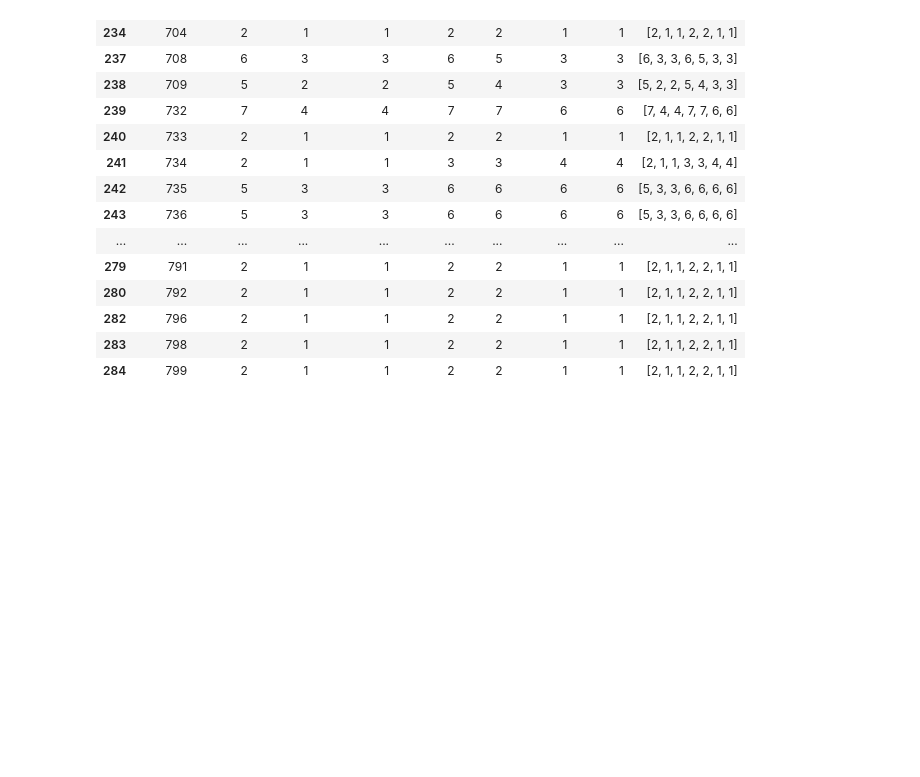
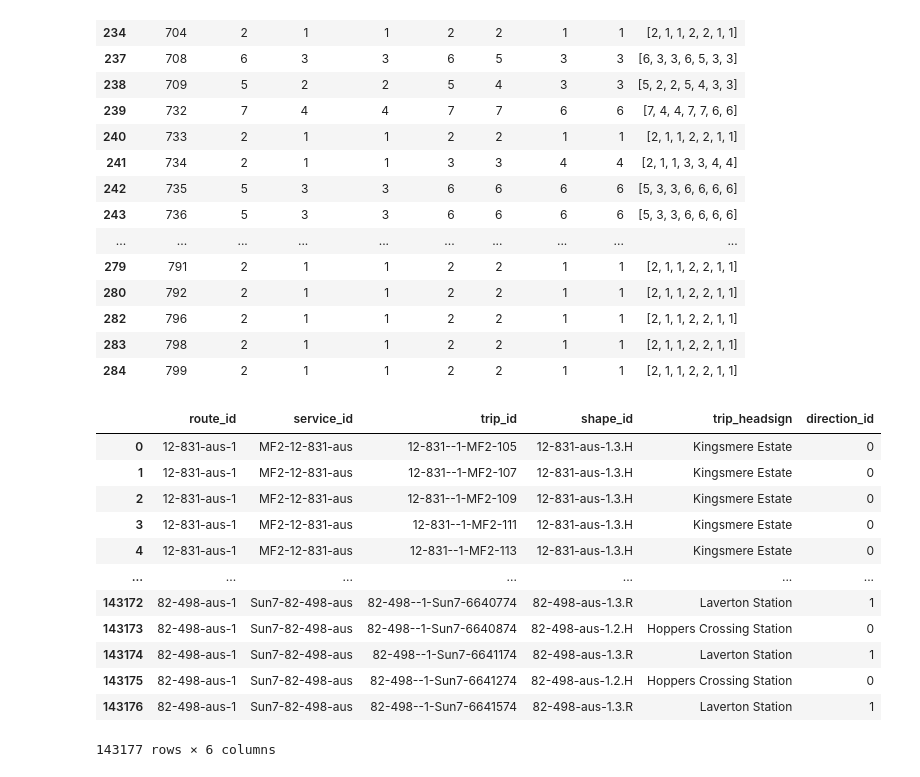
Before and after one commit to thanhan910/PTV, a Jupyter notebook: notebooks/check-pg-data.ipynb, the cells around one changed output. Drawn from its saved outputs; the diff is of its cells as text; code cells hidden in the pictures; blank space fills up the shorter version.

```diff
--- a/notebooks/check-pg-data.ipynb
+++ b/notebooks/check-pg-data.ipynb
@@ -135,3 +135,29 @@ service_full_df[service_full_df['route_id'].str.startswith('7')]
 | 282 | 796 | 2 | 1 | 1 | 2 | 2 | 1 | 1 | [2, 1, 1, 2, 2, 1, 1] |
 | 283 | 798 | 2 | 1 | 1 | 2 | 2 | 1 | 1 | [2, 1, 1, 2, 2, 1, 1] |
 | 284 | 799 | 2 | 1 | 1 | 2 | 2 | 1 | 1 | [2, 1, 1, 2, 2, 1, 1] |
+# %%
+TABLE_NAMES = ['agency', 'calendar', 'calendar_dates', 'routes', 'shapes', 'stop_times', 'stops', 'trips']
+MODE_IDS = ['1', '2', '3', '4', '5', '6', '7', '8', '10', '11']
+
+cursor.execute("SELECT * FROM gtfs_4.stop_times;")
+stop_times_df = pd.DataFrame(cursor.fetchall(), columns=[desc[0] for desc in cursor.description])
+cursor.execute("SELECT * FROM gtfs_4.stops;")
+stops_df = pd.DataFrame(cursor.fetchall(), columns=[desc[0] for desc in cursor.description])
+cursor.execute("SELECT * FROM gtfs_4.trips;")
+trips_df = pd.DataFrame(cursor.fetchall(), columns=[desc[0] for desc in cursor.description])
+# %%
+trips_df
+# %% [output]
+|  | route_id | service_id | trip_id | shape_id | trip_headsign | direction_id |
+| 0 | 12-831-aus-1 | MF2-12-831-aus | 12-831--1-MF2-105 | 12-831-aus-1.3.H | Kingsmere Estate | 0 |
+| 1 | 12-831-aus-1 | MF2-12-831-aus | 12-831--1-MF2-107 | 12-831-aus-1.3.H | Kingsmere Estate | 0 |
+| 2 | 12-831-aus-1 | MF2-12-831-aus | 12-831--1-MF2-109 | 12-831-aus-1.3.H | Kingsmere Estate | 0 |
+| 3 | 12-831-aus-1 | MF2-12-831-aus | 12-831--1-MF2-111 | 12-831-aus-1.3.H | Kingsmere Estate | 0 |
+| 4 | 12-831-aus-1 | MF2-12-831-aus | 12-831--1-MF2-113 | 12-831-aus-1.3.H | Kingsmere Estate | 0 |
+| ... | ... | ... | ... | ... | ... | ... |
+| 143172 | 82-498-aus-1 | Sun7-82-498-aus | 82-498--1-Sun7-6640774 | 82-498-aus-1.3.R | Laverton Station | 1 |
+| 143173 | 82-498-aus-1 | Sun7-82-498-aus | 82-498--1-Sun7-6640874 | 82-498-aus-1.2.H | Hoppers Crossing Station | 0 |
+| 143174 | 82-498-aus-1 | Sun7-82-498-aus | 82-498--1-Sun7-6641174 | 82-498-aus-1.3.R | Laverton Station | 1 |
+| 143175 | 82-498-aus-1 | Sun7-82-498-aus | 82-498--1-Sun7-6641274 | 82-498-aus-1.2.H | Hoppers Crossing Station | 0 |
+| 143176 | 82-498-aus-1 | Sun7-82-498-aus | 82-498--1-Sun7-6641574 | 82-498-aus-1.3.R | Laverton Station | 1 |
+143177 rows × 6 columns
```
Also changed, not shown: parts of 3 cells of this notebook.
